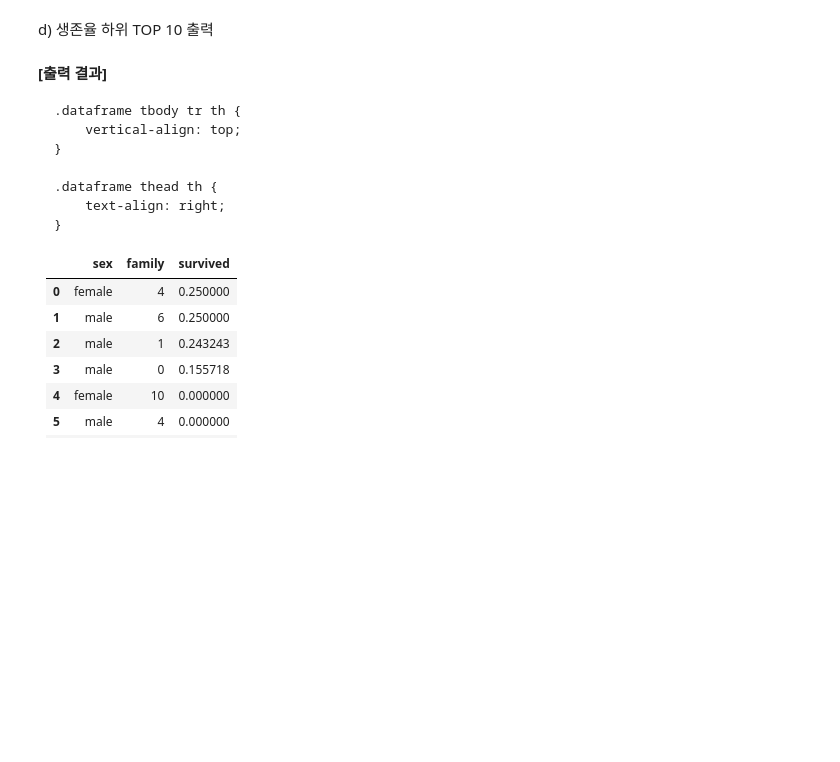
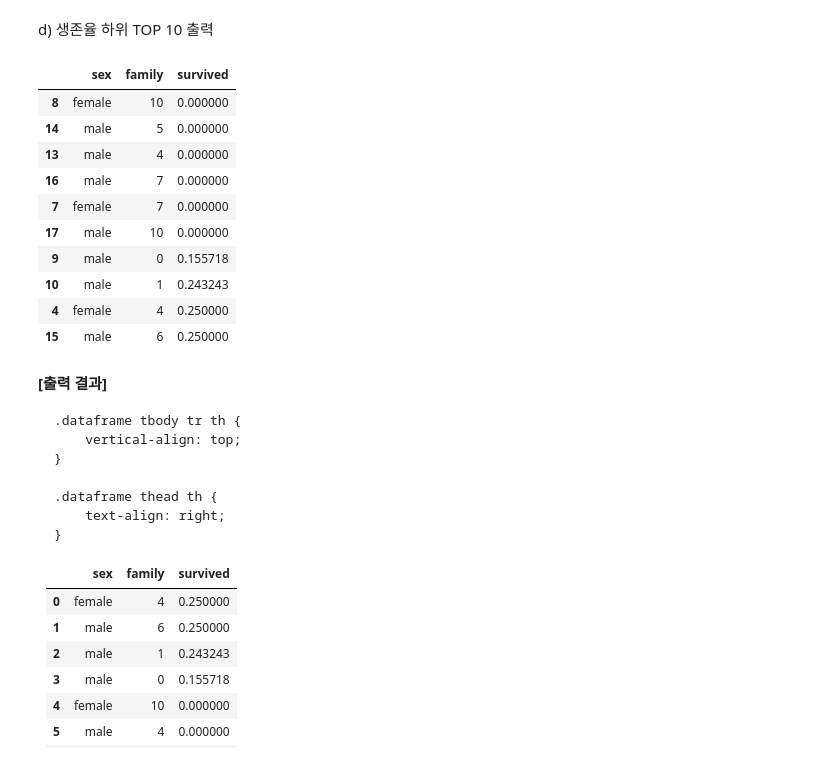
Before and after one commit to choisieon/np_pd, a Jupyter notebook: 09-titanic-practice.ipynb, the cells around one changed output. Cells and saved outputs as stored; diff of their text form; code cells hidden in the pictures; blank space fills up the shorter version.

```diff
--- a/09-titanic-practice.ipynb
+++ b/09-titanic-practice.ipynb
@@ -1709,3 +1733,6 @@ b) 성별 가족수 별 생존율 확인
+# %%
+# 코드를 입력해 주세요
+df_al = df_copy.pivot_table(index = ['sex', 'family'], values = 'survived', aggfunc = 'mean')
 # %% [markdown]
 <p><strong>[출력 결과]</strong></p><div>
 <style scoped>
@@ -1878,6 +1913,19 @@ c) 생존율 TOP 5 출력
 d) 생존율 하위 TOP 10 출력
 # %%
 # 코드를 입력해 주세요
+df_al.reset_index().sort_values(by= 'survived', ascending=True).head(10)
+# %% [output]
+|  | sex | family | survived |
+| 8 | female | 10 | 0.000000 |
+| 14 | male | 5 | 0.000000 |
+| 13 | male | 4 | 0.000000 |
+| 16 | male | 7 | 0.000000 |
+| 7 | female | 7 | 0.000000 |
+| 17 | male | 10 | 0.000000 |
+| 9 | male | 0 | 0.155718 |
+| 10 | male | 1 | 0.243243 |
+| 4 | female | 4 | 0.250000 |
+| 15 | male | 6 | 0.250000 |
 # %% [markdown]
 <p><strong>[출력 결과]</strong></p><div>
 <style scoped>
```
Also changed, not shown: parts of 7 cells of this notebook.
